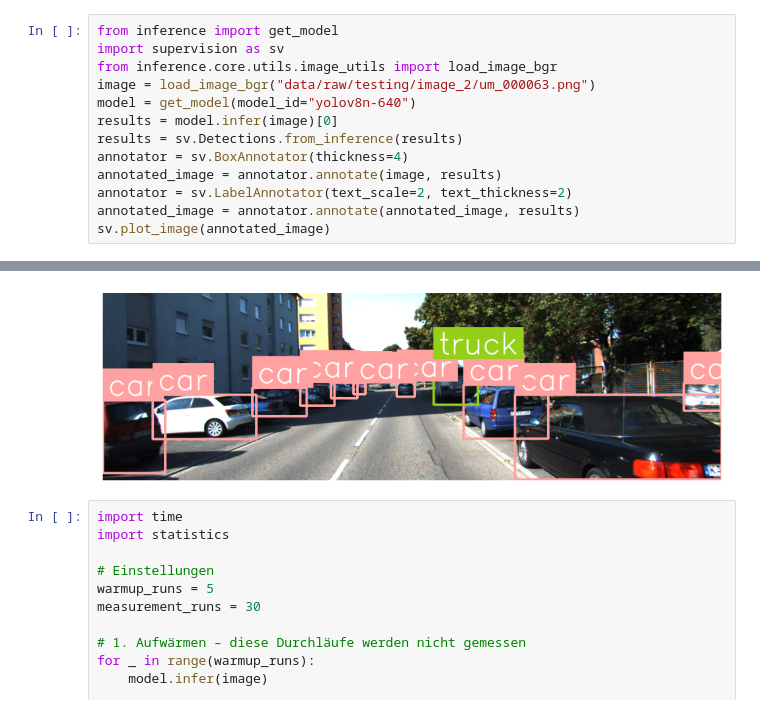
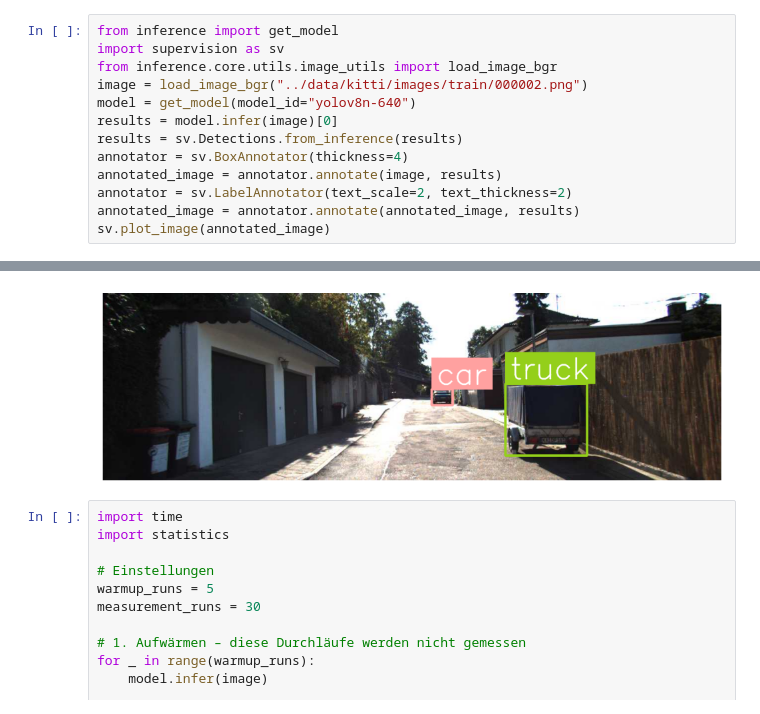
Before and after one commit to JakobHauswirth/intelligence-engineering-5, a Jupyter notebook: notebooks/YOLOv8 Model Deployment.ipynb, the cells around one changed output, grey strips where cells are left out. Saved outputs shown, nothing was run; the diff lists cells and outputs as text.

Commit message:
changed image path

```diff
--- a/notebooks/YOLOv8 Model Deployment.ipynb
+++ b/notebooks/YOLOv8 Model Deployment.ipynb
@@ -2,7 +2,7 @@
 from inference import get_model
 import supervision as sv
 from inference.core.utils.image_utils import load_image_bgr
-image = load_image_bgr("data/raw/testing/image_2/um_000063.png")
+image = load_image_bgr("../data/kitti/images/train/000002.png")
 model = get_model(model_id="yolov8n-640")
 results = model.infer(image)[0]
 results = sv.Detections.from_inference(results)
@@ -16,4 +16,4 @@ sv.plot_image(annotated_image)
-[figure, old version]
+[figure, new version]
 # %%
 import time
 import statistics
```
Also changed, not shown: parts of 1 cell of this notebook.
